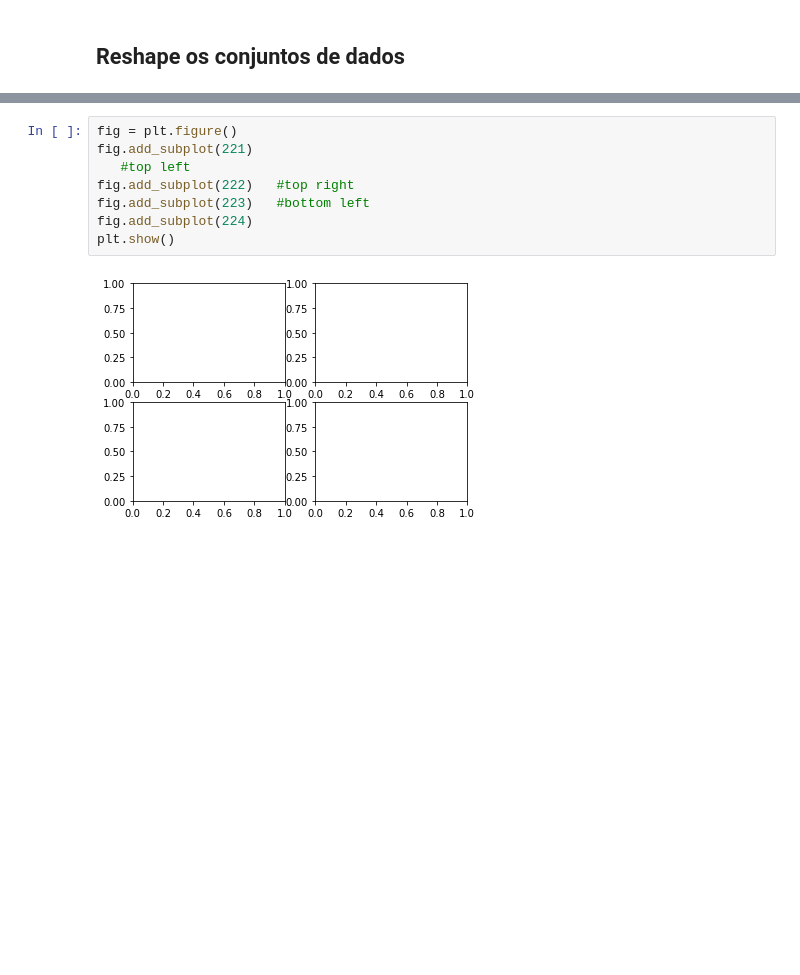
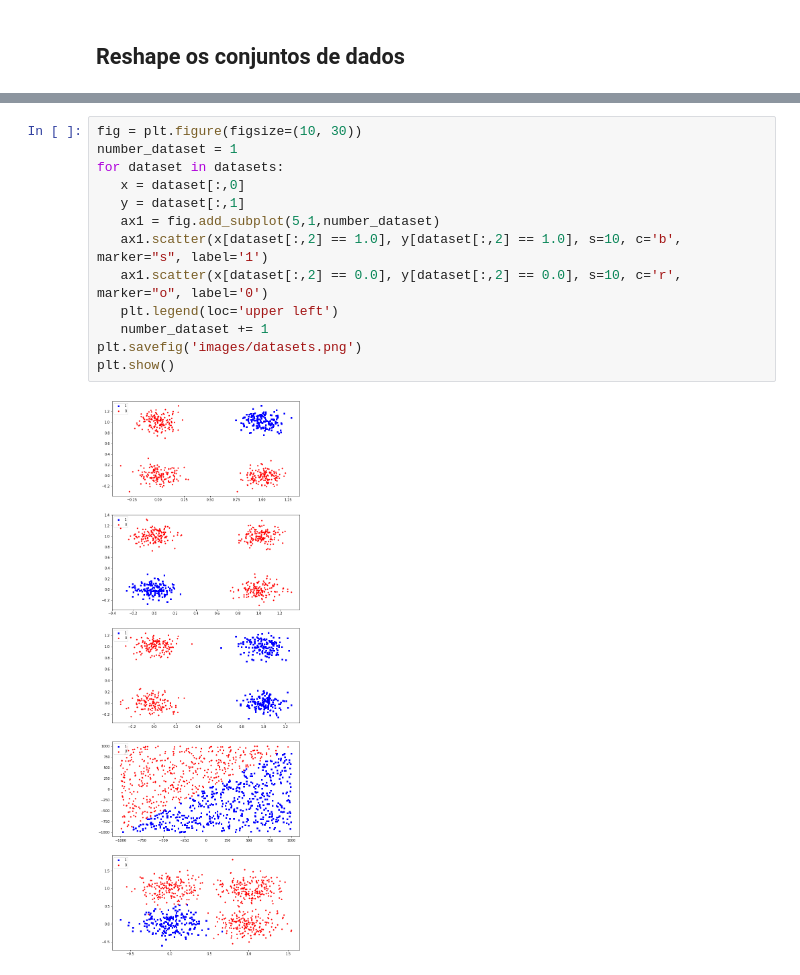
Before and after one commit to userddssilva/Perceptron-PP2-RNA2020.1, a Jupyter notebook: visualizando_dataset.ipynb, the cells around one changed output, grey strips where cells are left out. Cells and saved outputs as stored; diff of their text form; blank space fills up the shorter version.

```diff
--- a/visualizando_dataset.ipynb
+++ b/visualizando_dataset.ipynb
@@ -108,10 +100,15 @@ for i in range(0, 800, 3):
-# %%
-fig = plt.figure()
-fig.add_subplot(221)
-   #top left
-fig.add_subplot(222)   #top right
-fig.add_subplot(223)   #bottom left
-fig.add_subplot(224)
-plt.show()
-# %% [output]
-[figure, removed]
+# %%
+fig = plt.figure(figsize=(10, 30))
+number_dataset = 1
+for dataset in datasets:
+   x = dataset[:,0]
+   y = dataset[:,1]
+   ax1 = fig.add_subplot(5,1,number_dataset)
+   ax1.scatter(x[dataset[:,2] == 1.0], y[dataset[:,2] == 1.0], s=10, c='b', marker="s", label='1')
+   ax1.scatter(x[dataset[:,2] == 0.0], y[dataset[:,2] == 0.0], s=10, c='r', marker="o", label='0')
+   plt.legend(loc='upper left')
+   number_dataset += 1
+plt.savefig('images/datasets.png')
+plt.show()
+# %% [output]
+[figure, added]
```
Also changed, not shown: parts of 3 cells of this notebook, 1 other file.
